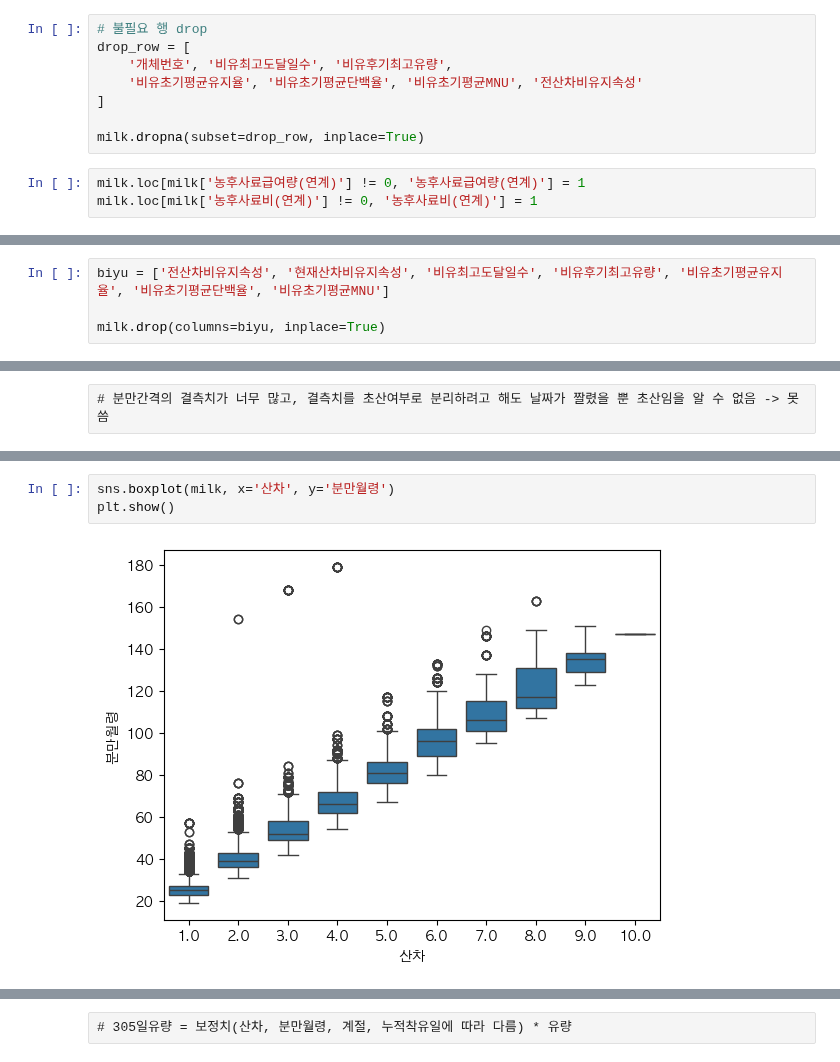
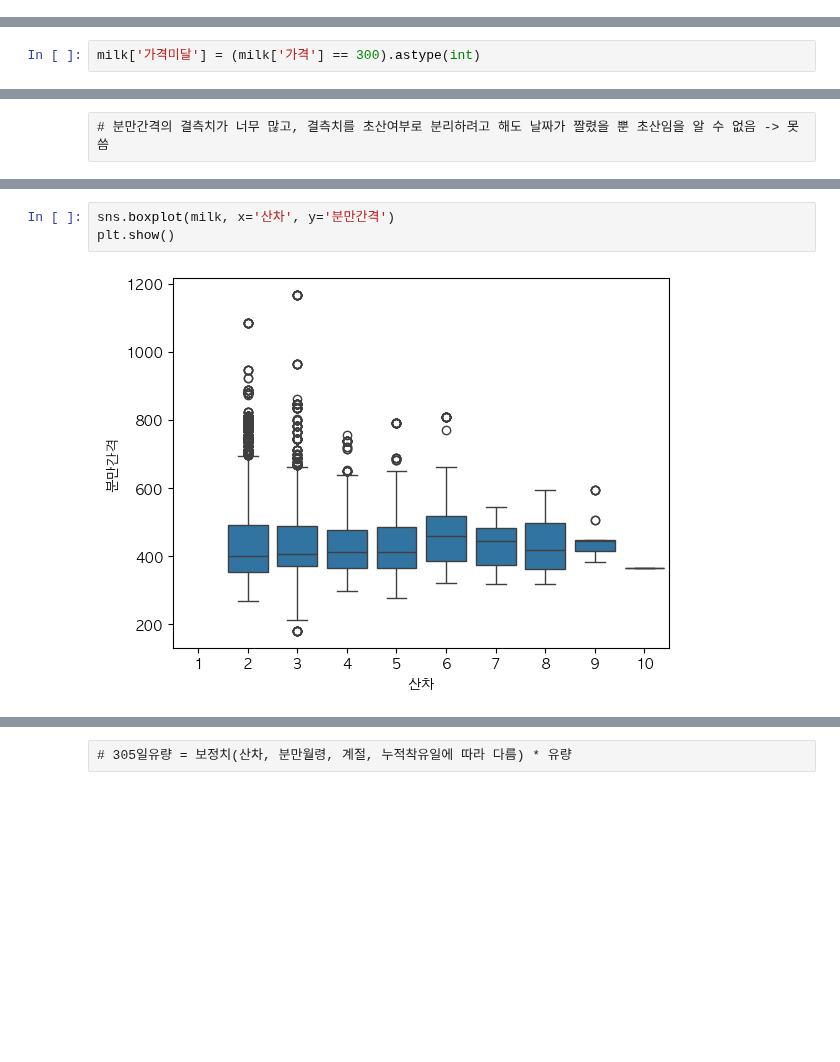
Before and after one commit to cye2020/Smart-Farm-Growth-Analytics, a Jupyter notebook: code/data/20251107_process_cho.ipynb, the cells around one changed output, grey strips where cells are left out. Saved outputs shown, nothing was run; the diff lists cells and outputs as text; blank space fills up the shorter version.

```diff
--- a/code/data/20251107_process_cho.ipynb
+++ b/code/data/20251107_process_cho.ipynb
@@ -278,11 +325,0 @@ dtype: int64
-# %%
-# 불필요 행 drop
-drop_row = [
-    '개체번호', '비유최고도달일수', '비유후기최고유량',
-    '비유초기평균유지율', '비유초기평균단백율', '비유초기평균MNU', '전산차비유지속성'
-]
-
-milk.dropna(subset=drop_row, inplace=True)
-# %%
-milk.loc[milk['농후사료급여량(연계)'] != 0, '농후사료급여량(연계)'] = 1
-milk.loc[milk['농후사료비(연계)'] != 0, '농후사료비(연계)'] = 1
@@ -348 +404,3 @@ Name: proportion, Length: 785, dtype: float64
+# %%
+milk['가격미달'] = (milk['가격'] == 300).astype(int)
 # %%
@@ -402,4 +412,0 @@ milk[milk['개체번호'] == 20170112010039][['검정일자', '산차', '전산
-# %%
-biyu = ['전산차비유지속성', '현재산차비유지속성', '비유최고도달일수', '비유후기최고유량', '비유초기평균유지율', '비유초기평균단백율', '비유초기평균MNU']
-
-milk.drop(columns=biyu, inplace=True)
@@ -498,5 +467,5 @@ Name: 분만월령, Length: 91400, dtype: float64
 # %%
-sns.boxplot(milk, x='산차', y='분만월령')
+sns.boxplot(milk, x='산차', y='분만간격')
 plt.show()
 # %% [output]
-[figure, old version]
+[figure, new version]
```
Also changed, not shown: parts of 82 cells of this notebook, 2 other files.
